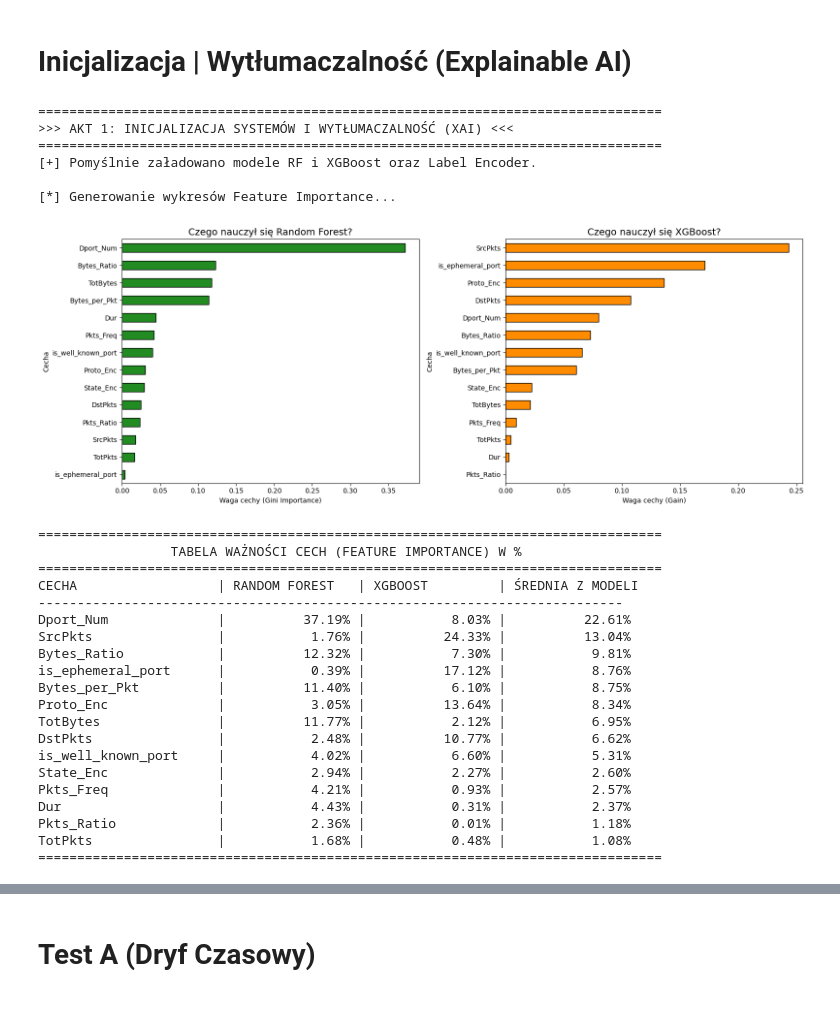
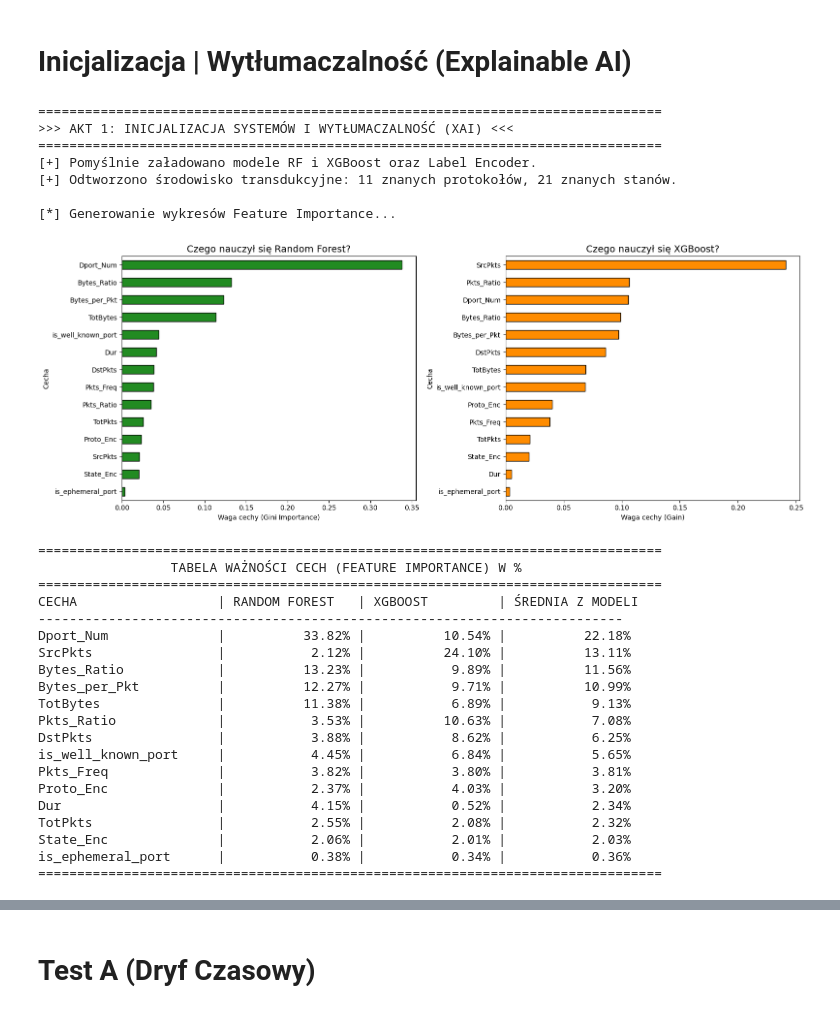
Before and after one commit to GITsciula/semi-supervised-honeypot-ml, a Jupyter notebook: notatniki/05_Model_Comparison.ipynb, the cells around one changed output, grey strips where cells are left out. Saved outputs shown, nothing was run; the diff lists cells and outputs as text; code cells hidden in the pictures.

```diff
--- a/notatniki/05_Model_Comparison.ipynb
+++ b/notatniki/05_Model_Comparison.ipynb
@@ -26,12 +26,13 @@ except Exception as e:
     print(f"[-] Błąd ładowania modeli: {e}. Upewnij się, że wykonałeś Krok 3 w poprzednich notatnikach!")
 
 # ==========================================
-# 2. ODTWORZENIE SŁOWNIKÓW I FUNKCJI
+# 2. ODTWORZENIE SŁOWNIKÓW I FUNKCJI (BARIERA TRANSDUKCYJNA)
 # ==========================================
-# Wczytujemy bazę treningową tylko po to, by odtworzyć słowniki protokołów i stanów
-df_train_raw = pd.read_csv('../dane/gotowe_ml/honeypot_ml_ready.csv', low_memory=False)
-known_protos = {p: i for i, p in enumerate(df_train_raw['Proto'].astype(str).unique())}
-known_states = {s: i for i, s in enumerate(df_train_raw['State'].astype(str).unique())}
+# Wczytujemy ZAMROŻONE słowniki z dysku.
+# System produkcyjny nie widzi danych treningowych! To eliminuje Data Leakage.
+known_protos = joblib.load(os.path.join(model_dir, 'known_protos.joblib'))
+known_states = joblib.load(os.path.join(model_dir, 'known_states.joblib'))
+print(f"[+] Odtworzono środowisko transdukcyjne: {len(known_protos)} znanych protokołów, {len(known_states)} znanych stanów.")
 
 FEATURES = [
     'Dur', 'TotPkts', 'TotBytes', 'SrcPkts', 'DstPkts',
@@ -41,6 +42,7 @@ FEATURES = [
 ]
 
 def safe_encode(val, mapping_dict): return mapping_dict.get(str(val), -1)
+
 def safe_port(p):
     try: return int(str(p), 16) if str(p).startswith('0x') else int(float(p))
     except: return 0
@@ -103,51 +105,52 @@ plt.savefig('../wykresy/11_feature_importance_comparison.png', dpi=300)
 plt.show()
 
 # ==========================================
 # 4. TABELARYCZNE ZESTAWIENIE W PROCENTACH
 # ==========================================
 print("\n" + "="*80)
 print(f"{'TABELA WAŻNOŚCI CECH (FEATURE IMPORTANCE) W %':^80}")
 print("="*80)
 
 # Obliczanie procentów (zabezpieczenie dzieleniem)
 df_fi_pct = df_fi.copy()
 df_fi_pct['RF %'] = (df_fi_pct['Random Forest'] / df_fi_pct['Random Forest'].sum()) * 100
 df_fi_pct['XGB %'] = (df_fi_pct['XGBoost'] / df_fi_pct['XGBoost'].sum()) * 100
 df_fi_pct['Średnia %'] = (df_fi_pct['RF %'] + df_fi_pct['XGB %']) / 2
 
 # Sortowanie po średniej dla najlepszej czytelności
 df_fi_pct = df_fi_pct.sort_values(by='Średnia %', ascending=False)
 
 print(f"{'CECHA':<22} | {'RANDOM FOREST':<15} | {'XGBOOST':<15} | {'ŚREDNIA Z MODELI':<15}")
 print("-" * 75)
 for index, row in df_fi_pct.iterrows():
     print(f"{index:<22} | {row['RF %']:>14.2f}% | {row['XGB %']:>14.2f}% | {row['Średnia %']:>14.2f}%")
 print("="*80 + "\n")
 # %% [output]
 ================================================================================
 >>> AKT 1: INICJALIZACJA SYSTEMÓW I WYTŁUMACZALNOŚĆ (XAI) <<<
 ================================================================================
 [+] Pomyślnie załadowano modele RF i XGBoost oraz Label Encoder.
+[+] Odtworzono środowisko transdukcyjne: 11 znanych protokołów, 21 znanych stanów.
 
 [*] Generowanie wykresów Feature Importance...
-[figure, old version]
+[figure, new version]
 ================================================================================
                  TABELA WAŻNOŚCI CECH (FEATURE IMPORTANCE) W %
 ================================================================================
 CECHA                  | RANDOM FOREST   | XGBOOST         | ŚREDNIA Z MODELI
 ---------------------------------------------------------------------------
-Dport_Num              |          37.19% |           8.03% |          22.61%
-SrcPkts                |           1.76% |          24.33% |          13.04%
-Bytes_Ratio            |          12.32% |           7.30% |           9.81%
-is_ephemeral_port      |           0.39% |          17.12% |           8.76%
-Bytes_per_Pkt          |          11.40% |           6.10% |           8.75%
-Proto_Enc              |           3.05% |          13.64% |           8.34%
-TotBytes               |          11.77% |           2.12% |           6.95%
-DstPkts                |           2.48% |          10.77% |           6.62%
-is_well_known_port     |           4.02% |           6.60% |           5.31%
-State_Enc              |           2.94% |           2.27% |           2.60%
-Pkts_Freq              |           4.21% |           0.93% |           2.57%
-Dur                    |           4.43% |           0.31% |           2.37%
-Pkts_Ratio             |           2.36% |           0.01% |           1.18%
-TotPkts                |           1.68% |           0.48% |           1.08%
+Dport_Num              |          33.82% |          10.54% |          22.18%
+SrcPkts                |           2.12% |          24.10% |          13.11%
+Bytes_Ratio            |          13.23% |           9.89% |          11.56%
+Bytes_per_Pkt          |          12.27% |           9.71% |          10.99%
+TotBytes               |          11.38% |           6.89% |           9.13%
+Pkts_Ratio             |           3.53% |          10.63% |           7.08%
+DstPkts                |           3.88% |           8.62% |           6.25%
+is_well_known_port     |           4.45% |           6.84% |           5.65%
+Pkts_Freq              |           3.82% |           3.80% |           3.81%
+Proto_Enc              |           2.37% |           4.03% |           3.20%
+Dur                    |           4.15% |           0.52% |           2.34%
+TotPkts                |           2.55% |           2.08% |           2.32%
+State_Enc              |           2.06% |           2.01% |           2.03%
+is_ephemeral_port      |           0.38% |           0.34% |           0.36%
 ================================================================================
```
Also changed, not shown: parts of 8 cells of this notebook, 23 other files.
